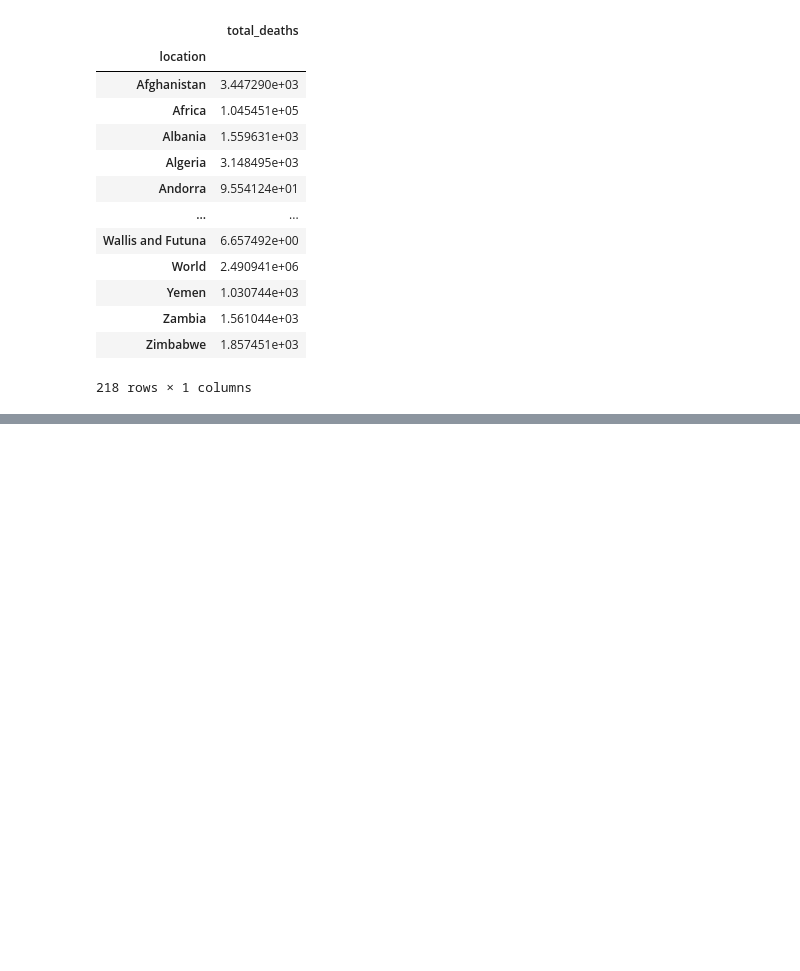
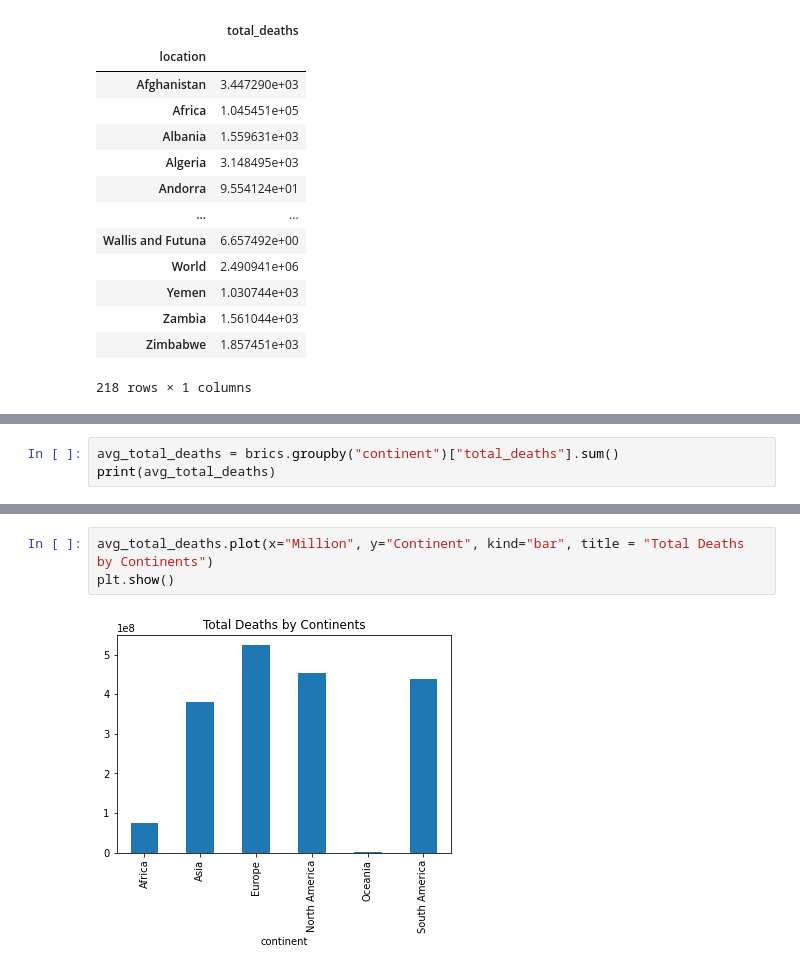
Before and after one commit to Alant84/UCDPractice, a Jupyter notebook: CovidAssignementCleaned.ipynb, the cells around one changed output, grey strips where cells are left out. Saved outputs shown, nothing was run; the diff lists cells and outputs as text; blank space fills up the shorter version.

```diff
--- a/CovidAssignementCleaned.ipynb
+++ b/CovidAssignementCleaned.ipynb
@@ -133,0 +143,3 @@ brics.pivot_table(values="total_deaths", index="location")
+# %%
+avg_total_deaths = brics.groupby("continent")["total_deaths"].sum()
+print(avg_total_deaths)
@@ -133,0 +155,5 @@ brics.pivot_table(values="total_deaths", index="location")
+# %%
+avg_total_deaths.plot(x="Million", y="Continent", kind="bar", title = "Total Deaths by Continents")
+plt.show()
+# %% [output]
+[figure, added]
```
Also changed, not shown: parts of 2 cells of this notebook.
